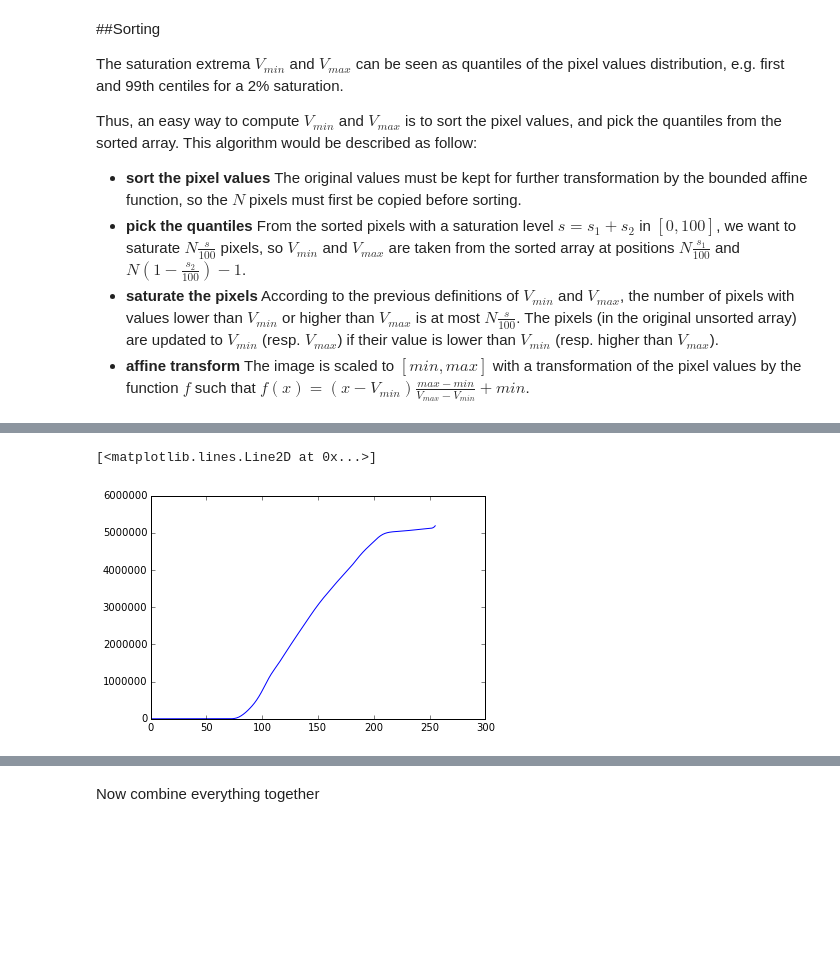
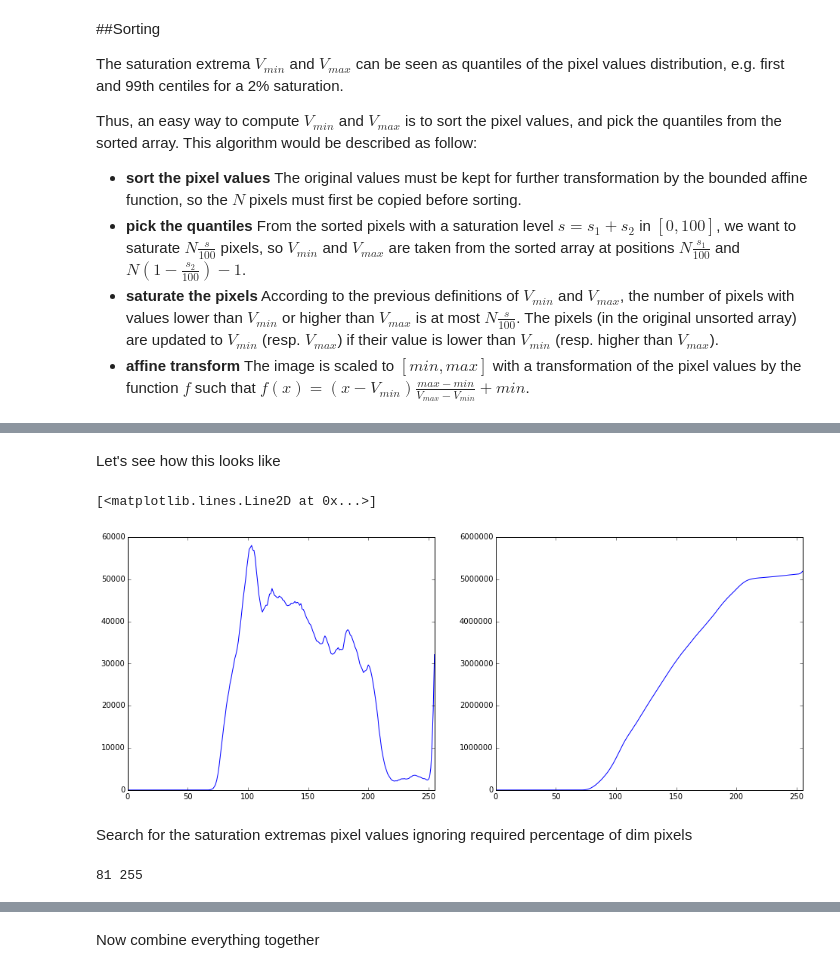
Before and after one commit to fierval/retina, a Jupyter notebook: DiabeticRetinopathy/ColorBalance.ipynb, the cells around one changed output, grey strips where cells are left out. Saved outputs shown, nothing was run; the diff lists cells and outputs as text; code cells hidden in the pictures; blank space fills up the shorter version.

```diff
--- a/DiabeticRetinopathy/ColorBalance.ipynb
+++ b/DiabeticRetinopathy/ColorBalance.ipynb
@@ -19,7 +19,8 @@ imgFile = '2/129_right.jpeg'
 #imgFile = 'crop/20677_left.jpeg'
 
 filename = os.path.join(baseFolder, imgFile)
-img = skimage.io.imread(filename)
+imgOrig = skimage.io.imread(filename)
+img = np.array(imgOrig)
 # %% [markdown]
 crop it
 # %%
@@ -45,5 +46,7 @@ Thus, an easy way to compute $V_{min}$ and $V_{max}$ is to sort the pixel values
 * <b>saturate the pixels</b> According to the previous definitions of $V_{min}$ and $V_{max}$, the number of pixels with values lower than $V_{min}$ or higher than $V_{max}$ is at most $N\frac{s}{100}$. The pixels (in the original unsorted array) are updated to $V_{min}$ (resp. $V_{max}$) if their value is lower than $V_{min}$ (resp. higher than $V_{max}$).
 * <b>affine transform</b> The image is scaled to $[min, max]$ with a transformation of the pixel values by the function $f$ such that $f(x) = (x - V_{min})\frac{max - min}{V_{max} - V_{min}} + min$.
 # %%
-img_r = img[:,:,0].flatten()
+img_r = img[:,:,0]
 h, bins = np.histogram(img_r,bins=256,range=(0,255))
+h[0] -= np.sum(1 - mask) # compensate for the borders
+histo = np.cumsum(h)
@@ -60,9 +53,15 @@ plt.plot(h)
-# %%
-histo = np.cumsum(h)
-plt.plot(histo)
-# %% [output]
-[<matplotlib.lines.Line2D at 0x...>]
-[figure, removed]
+# %% [markdown]
+Let's see how this looks like
+# %%
+f, (ax1, ax2) = plt.subplots(1,2)
+f.set_size_inches((16,6))
+ax1.set_xlim(left=0, right=255)
+ax1.plot(h)
+ax2.set_xlim(left=0, right=255)
+ax2.plot(histo)
+# %% [output]
+[<matplotlib.lines.Line2D at 0x...>]
+[figure, added]
 # %%
 s1 = 1.
 s2 = 1.
@@ -74,0 +69,2 @@ while histo[vmin + 1] <= N * s1 / 100:
+# %% [markdown]
+Search for the saturation extremas pixel values ignoring required percentage of dim pixels
@@ -75,9 +73,9 @@ while histo[vmin + 1] <= N * s1 / 100:
 # %%
-vmax = 255 - 1
-while histo[vmax - 1] > N * (1 - s2 / 100):
-    vmax = vmax - 1
-if vmax < 255 - 1:
-    vmax = vmax + 1
+vmax = np.argmax(histo > N * (1. - s2 / 100))
+vmax = 255 if vmax== 0 else vmax
+print vmin, vmax
+# %% [output]
+81 255
 # %%
 scale = 255. / (vmax - vmin)
 img_r = np.maximum(img_r, vmin) # saturate values smaller than the minimal
```
Also changed, not shown: parts of 15 cells of this notebook, 1 other file.
